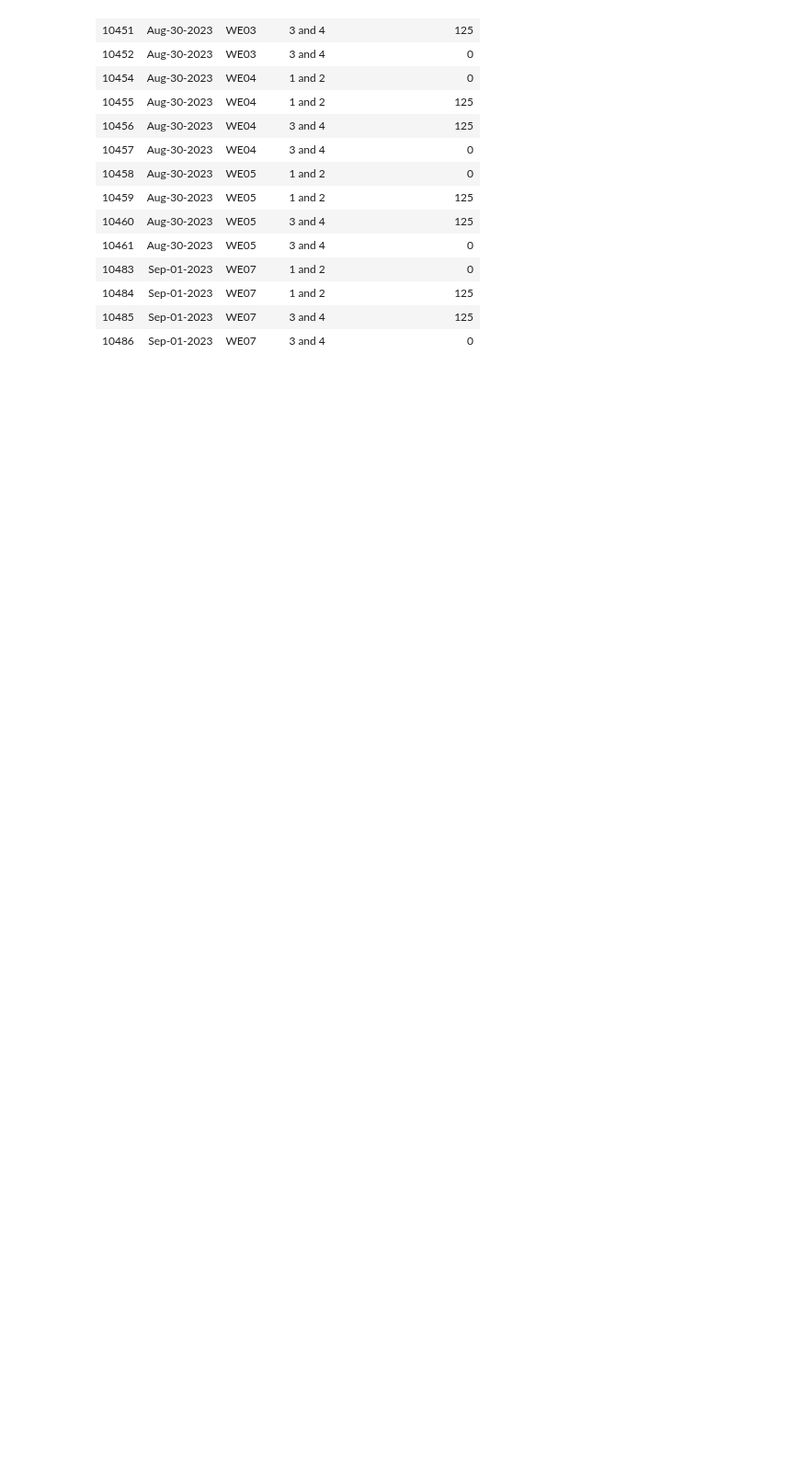
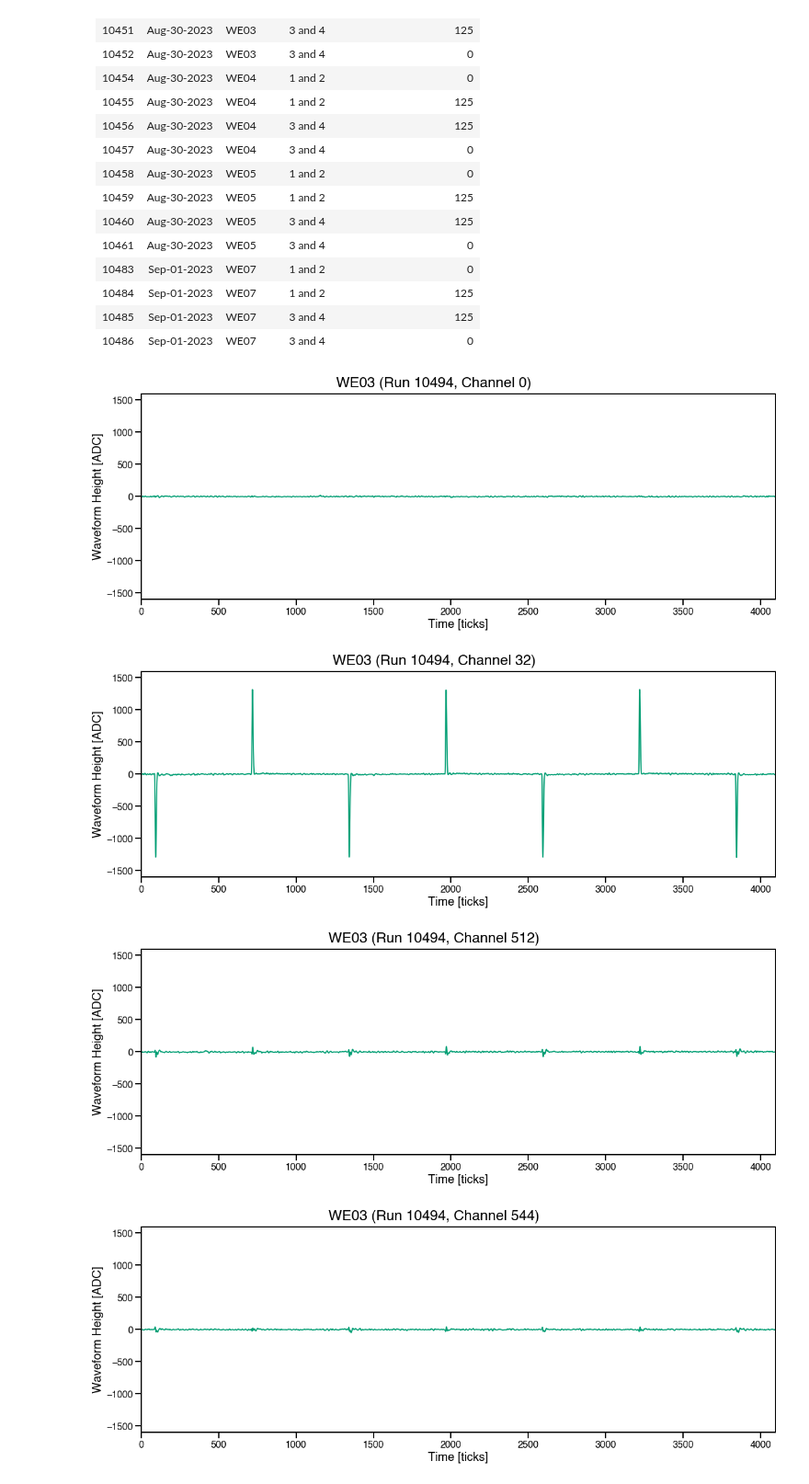
Before and after one commit to justinjmueller/icarus_tpc_analysis, a Jupyter notebook: icarus_test_pulse/icarus_test_pulse.ipynb, the cells around one changed output. Shown at 92% size. Drawn from its saved outputs; the diff is of its cells as text; code cells hidden in the pictures; blank space fills up the shorter version.

```diff
--- a/icarus_test_pulse/icarus_test_pulse.ipynb
+++ b/icarus_test_pulse/icarus_test_pulse.ipynb
@@ -174,3 +174,16 @@ Full-scale Test Results:
 | 10484 | Sep-01-2023 | WE07  |  1 and 2   |             125            |
 | 10485 | Sep-01-2023 | WE07  |  3 and 4   |             125            |
 | 10486 | Sep-01-2023 | WE07  |  3 and 4   |              0             |
+# %%
+run = 10494
+frag = 5128
+crate = 'WE03'
+plot_single_test_waveform('/Users/mueller/data/test_pulse/waveforms/', run, frag, f'{crate} (Run {run}, Channel 0)', 1, 0, 1600)
+plot_single_test_waveform('/Users/mueller/data/test_pulse/waveforms/', run, frag, f'{crate} (Run {run}, Channel 32)', 1, 32, 1600)
+plot_single_test_waveform('/Users/mueller/data/test_pulse/waveforms/', run, frag, f'{crate} (Run {run}, Channel 512)', 1, 512, 1600)
+plot_single_test_waveform('/Users/mueller/data/test_pulse/waveforms/', run, frag, f'{crate} (Run {run}, Channel 544)', 1, 544, 1600)
+# %% [output]
+[figure, added]
+[figure, added]
+[figure, added]
+[figure, added]
```
Also changed, not shown: parts of 2 cells of this notebook.
